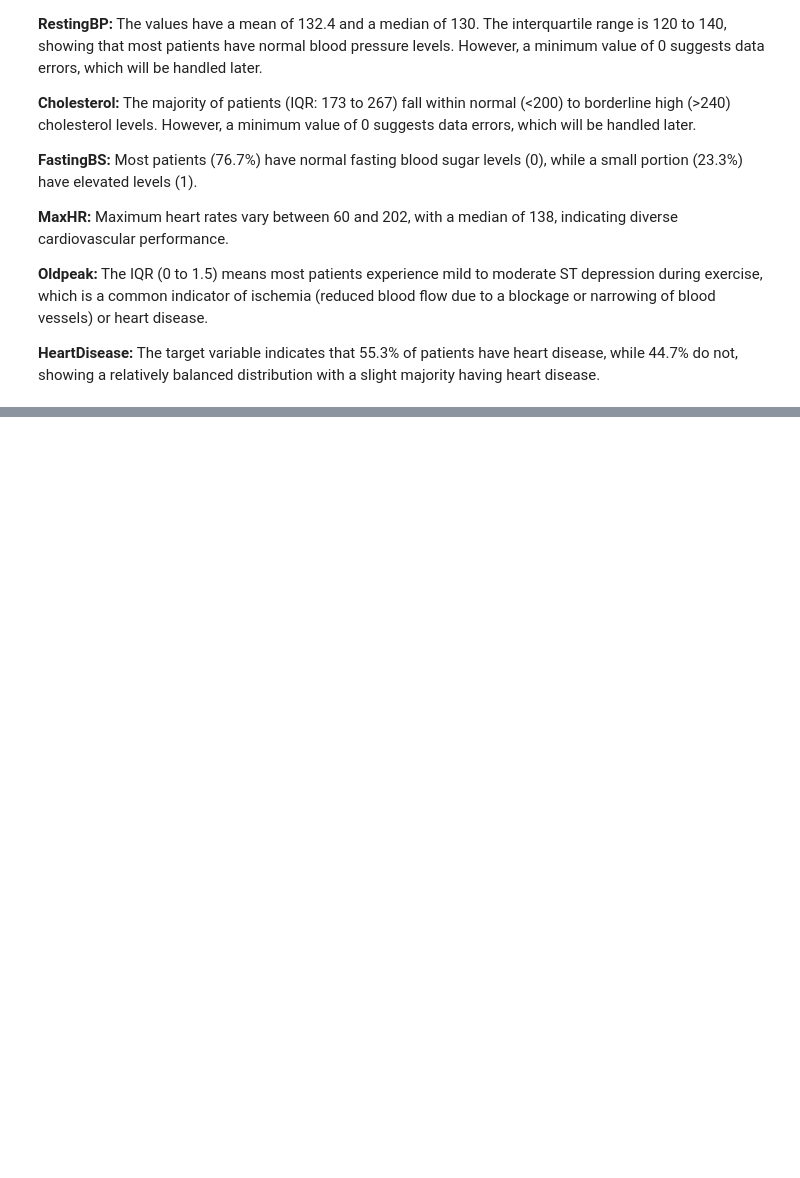
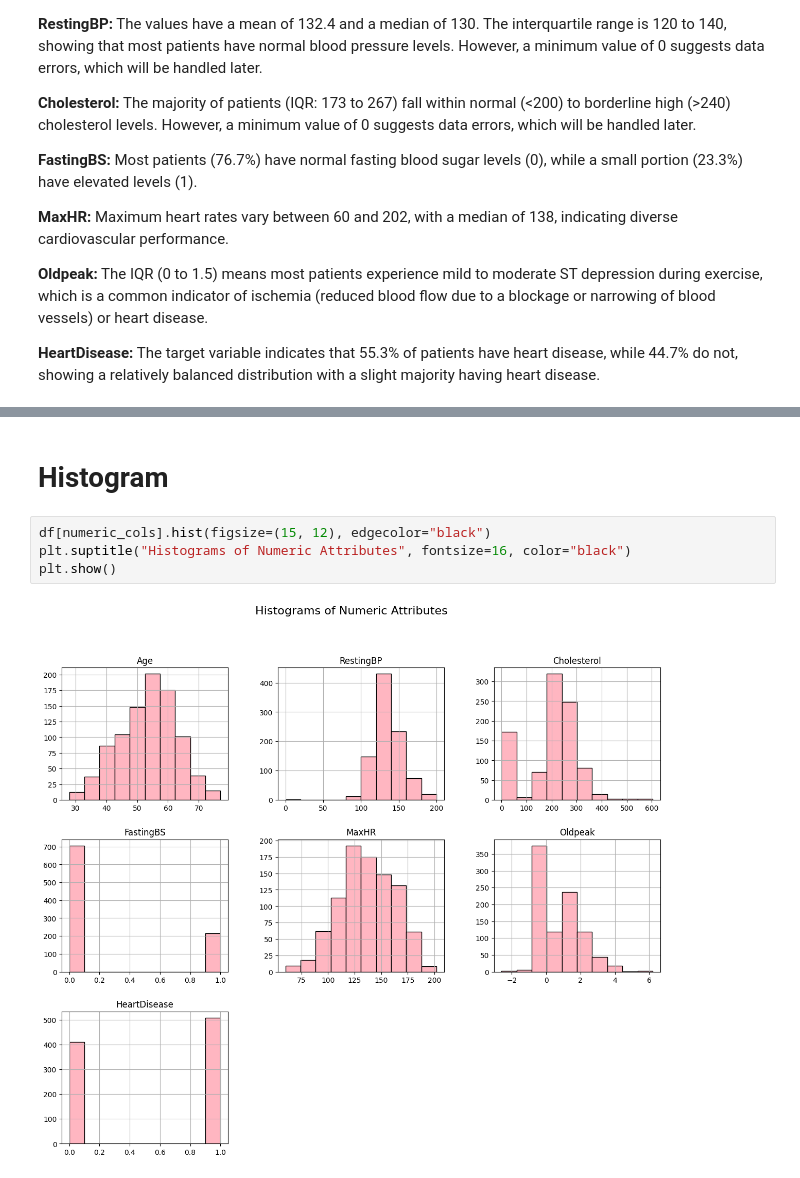
Before and after one commit to Janaalsh5/Heart-Disease, a Jupyter notebook: Phase1.ipynb, the cells around one changed output, grey strips where cells are left out. Drawn from its saved outputs; the diff is of its cells as text; blank space fills up the shorter version.

```diff
--- a/Phase1.ipynb
+++ b/Phase1.ipynb
@@ -144,0 +243,8 @@ plt.show()
+# %% [markdown]
+# **Histogram**
+# %%
+df[numeric_cols].hist(figsize=(15, 12), edgecolor="black")
+plt.suptitle("Histograms of Numeric Attributes", fontsize=16, color="black")
+plt.show()
+# %% [output]
+[figure, added]
```
Also changed, not shown: parts of 22 cells of this notebook.
